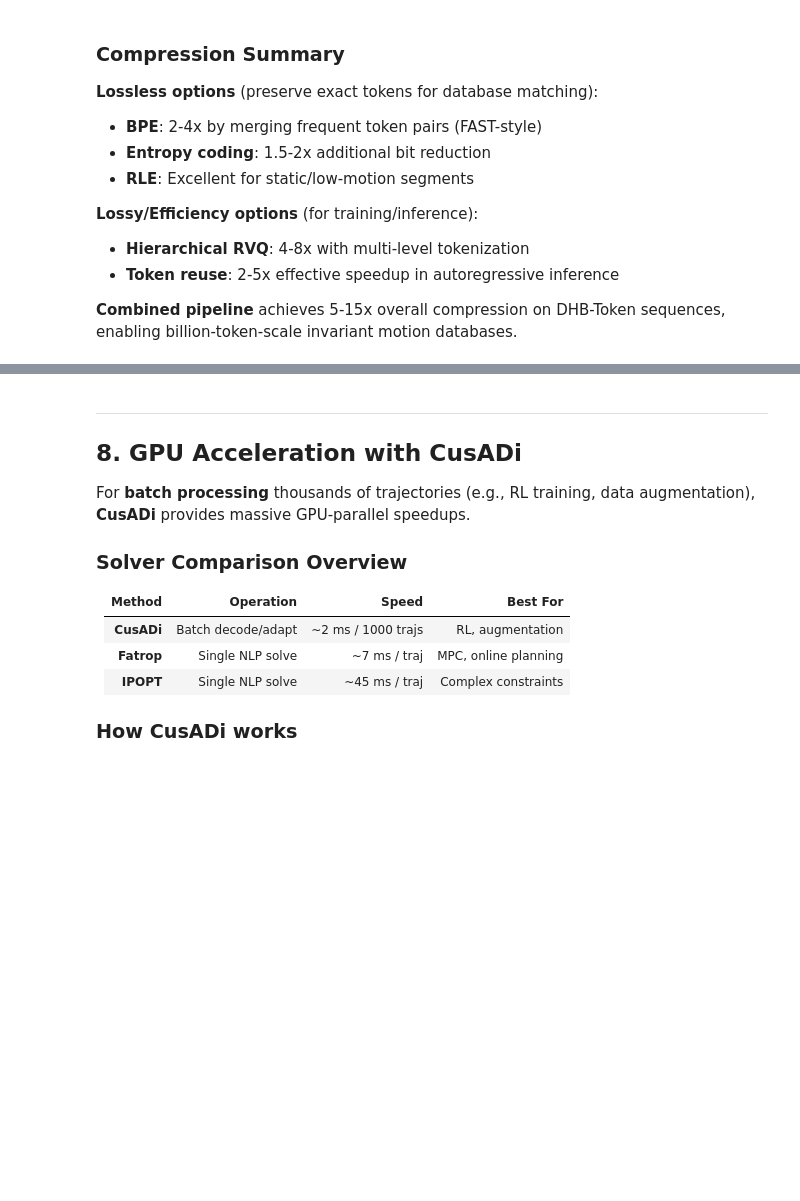
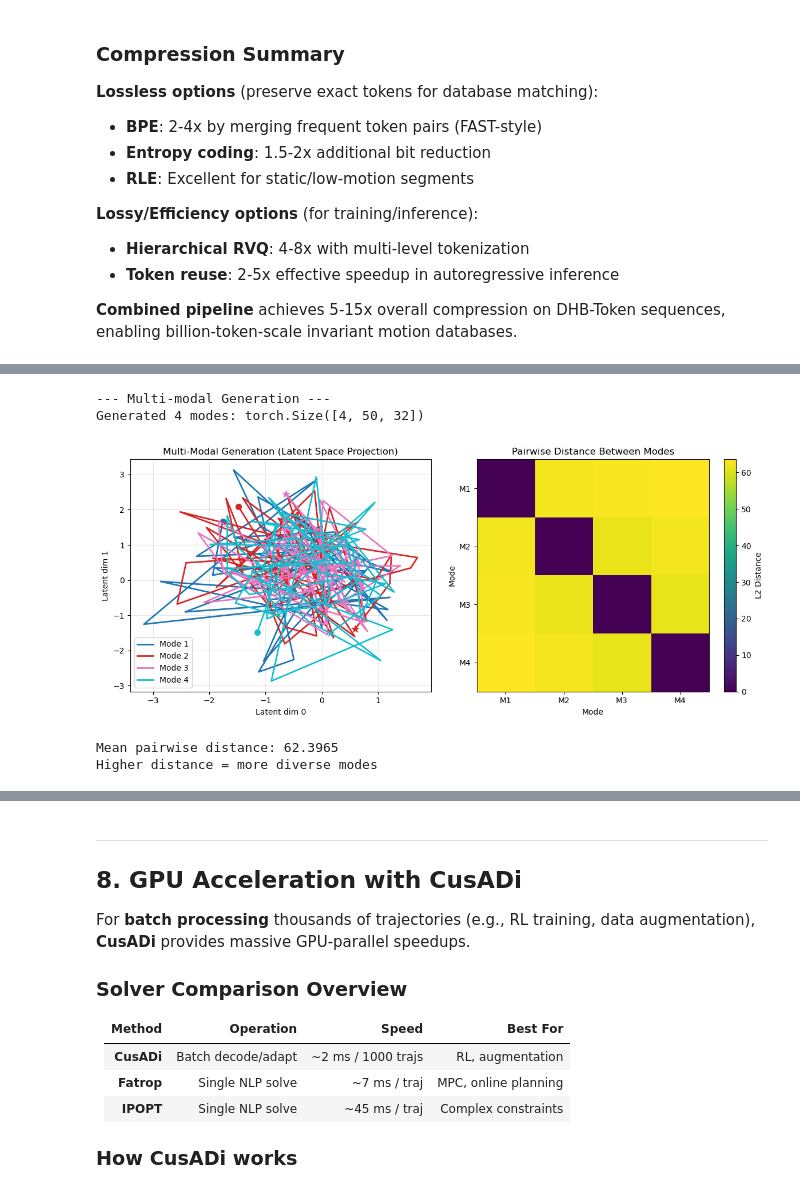
Before and after one commit to robodreamer/dhb-xr, a Jupyter notebook: notebooks/demo_dhb_features_and_use_cases.ipynb, the cells around one changed output, grey strips where cells are left out. Cells and saved outputs as stored; diff of their text form; code cells hidden in the pictures; blank space fills up the shorter version.

```diff
--- a/notebooks/demo_dhb_features_and_use_cases.ipynb
+++ b/notebooks/demo_dhb_features_and_use_cases.ipynb
@@ -1956,0 +2119,60 @@ enabling billion-token-scale invariant motion databases.
+# %%
+# Multi-modal trajectory generation
+if HAS_VFM:
+    print("\n--- Multi-modal Generation ---")
+
+    # Generate multiple modes
+    num_modes = 4
+    with torch.no_grad():
+        samples = vfm.sample_multimodal(
+            num_samples=1,
+            seq_len=seq_len,
+            num_modes=num_modes,
+            num_steps=10
+        )
+
+    print(f"Generated {num_modes} modes: {samples.shape}")
+
+    # Visualize the modes in 2D projection (first 2 dims)
+    fig, axes = plt.subplots(1, 2, figsize=(12, 5))
+
+    # Left: All modes in latent space (first 2 dims)
+    ax = axes[0]
+    colors = plt.cm.tab10(np.linspace(0, 1, num_modes))
+    for i in range(num_modes):
+        traj = samples[i].numpy()
+        ax.plot(traj[:, 0], traj[:, 1], '-', color=colors[i], linewidth=2, label=f'Mode {i+1}')
+        ax.scatter(traj[0, 0], traj[0, 1], s=50, c=[colors[i]], marker='o')
+        ax.scatter(traj[-1, 0], traj[-1, 1], s=80, c=[colors[i]], marker='*')
+    ax.set_title('Multi-Modal Generation (Latent Space Projection)', fontsize=12)
+    ax.set_xlabel('Latent dim 0')
+    ax.set_ylabel('Latent dim 1')
+    ax.legend()
+    ax.grid(True, alpha=0.3)
+
+    # Right: Trajectory statistics
+    ax = axes[1]
+    # Compute pairwise distances between modes
+    samples_flat = samples.reshape(num_modes, -1)
+    dists = torch.cdist(samples_flat, samples_flat).numpy()
+    im = ax.imshow(dists, cmap='viridis')
+    ax.set_title('Pairwise Distance Between Modes', fontsize=12)
+    ax.set_xlabel('Mode')
+    ax.set_ylabel('Mode')
+    plt.colorbar(im, ax=ax, label='L2 Distance')
+    ax.set_xticks(range(num_modes))
+    ax.set_yticks(range(num_modes))
+    ax.set_xticklabels([f'M{i+1}' for i in range(num_modes)])
+    ax.set_yticklabels([f'M{i+1}' for i in range(num_modes)])
+
+    plt.tight_layout()
+    plt.show()
+
+    print(f"\nMean pairwise distance: {dists[np.triu_indices(num_modes, k=1)].mean():.4f}")
+    print("Higher distance = more diverse modes")
+# %% [output]
+--- Multi-modal Generation ---
+Generated 4 modes: torch.Size([4, 50, 32])
+[figure, added]
+Mean pairwise distance: 62.3965
+Higher distance = more diverse modes
```
Also changed, not shown: parts of 7 cells of this notebook, 9 other files.
